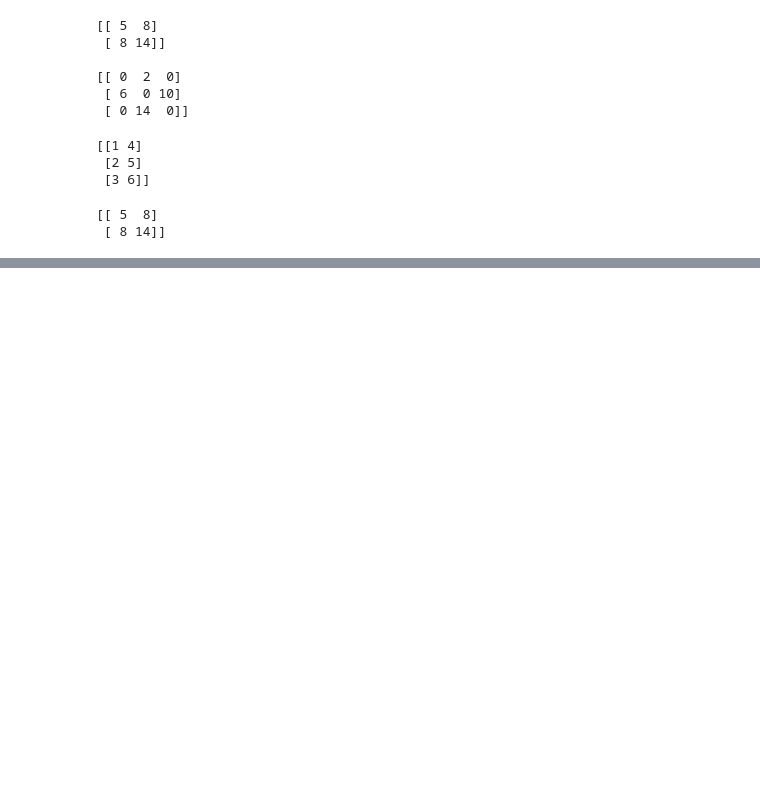
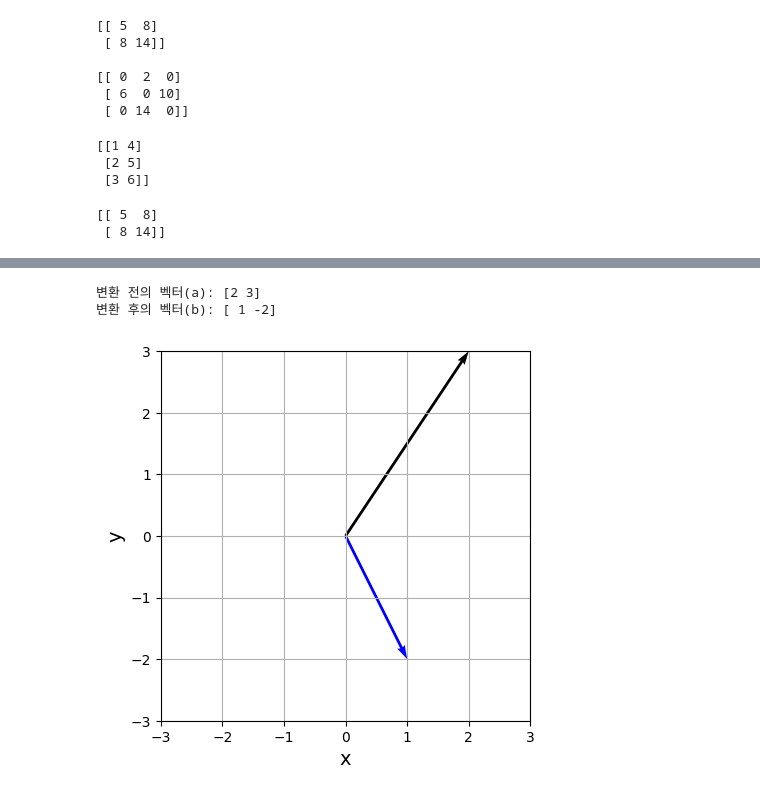
Before and after one commit to MinuSpurs/ML_study, a Jupyter notebook: Basic_AI_Math/4. Scala, vector, matrix, tensor.ipynb, the cells around one changed output, grey strips where cells are left out. Cells and saved outputs as stored; diff of their text form; code cells hidden in the pictures; blank space fills up the shorter version.

```diff
--- a/Basic_AI_Math/4. Scala, vector, matrix, tensor.ipynb
+++ b/Basic_AI_Math/4. Scala, vector, matrix, tensor.ipynb
@@ -167,0 +241,30 @@ print(np.dot(a, b.T))
+# %%
+a = np.array([2, 3])
+
+A = np.array([[2, -1],
+              [2, -2]])
+
+b = np.dot(A, a)
+
+print('변환 전의 벡터(a):', a)
+print('변환 후의 벡터(b):', b)
+
+def arrow(start, size, color):
+    plt.quiver(start[0], start[1], size[0], size[1], angles='xy', scale_units='xy', scale=1, color=color)
+
+s = np.array([0, 0])
+
+arrow(s, a, color='black')
+arrow(s, b, color='blue')
+
+plt.xlim([-3, 3])
+plt.ylim([-3, 3])
+plt.xlabel('x', size=14)
+plt.ylabel('y', size=14)
+plt.grid()
+plt.gca().set_aspect('equal')   # 가로세로비를 같게
+plt.show()
+# %% [output]
+변환 전의 벡터(a): [2 3]
+변환 후의 벡터(b): [ 1 -2]
+[figure, added]
```
Also changed, not shown: parts of 11 cells of this notebook.
